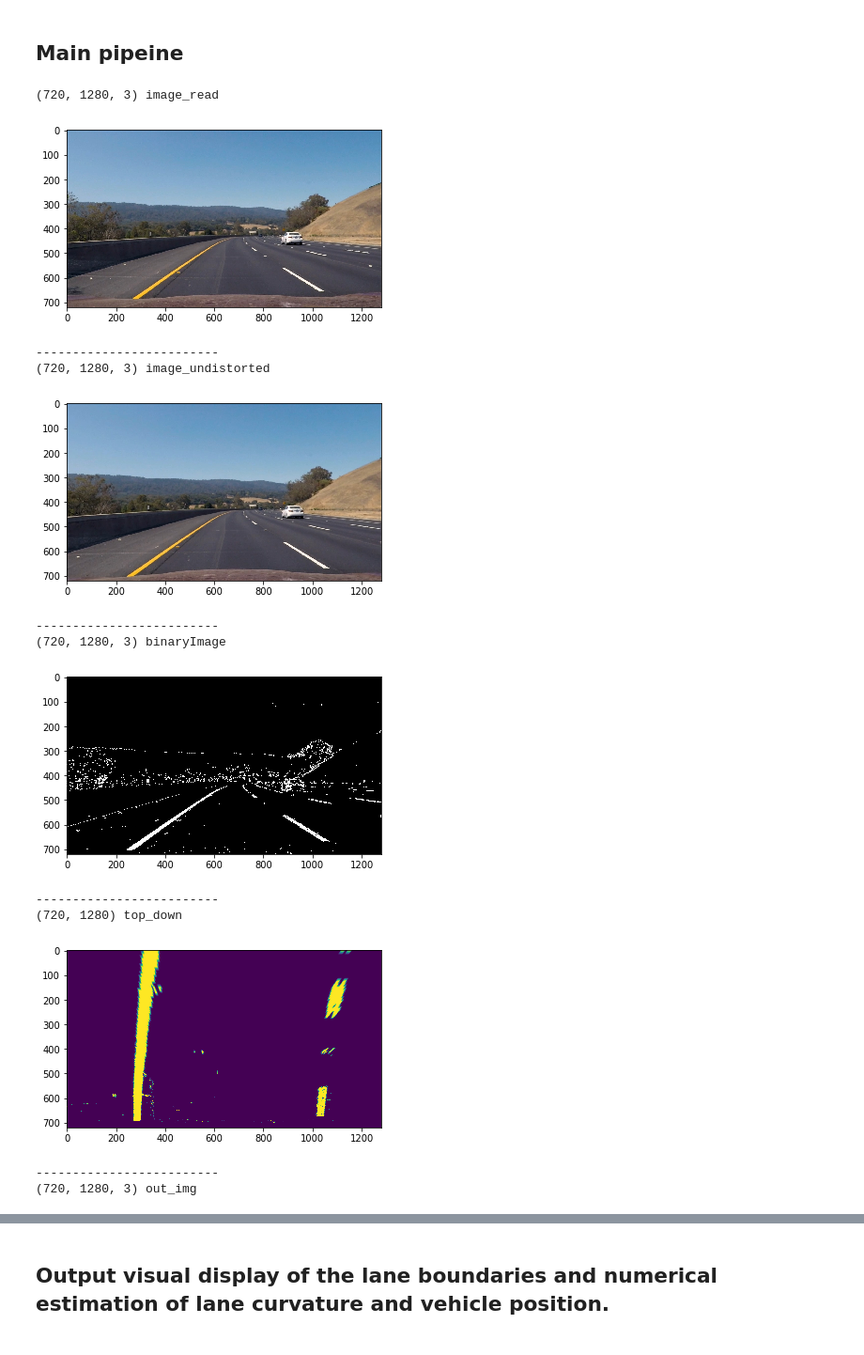
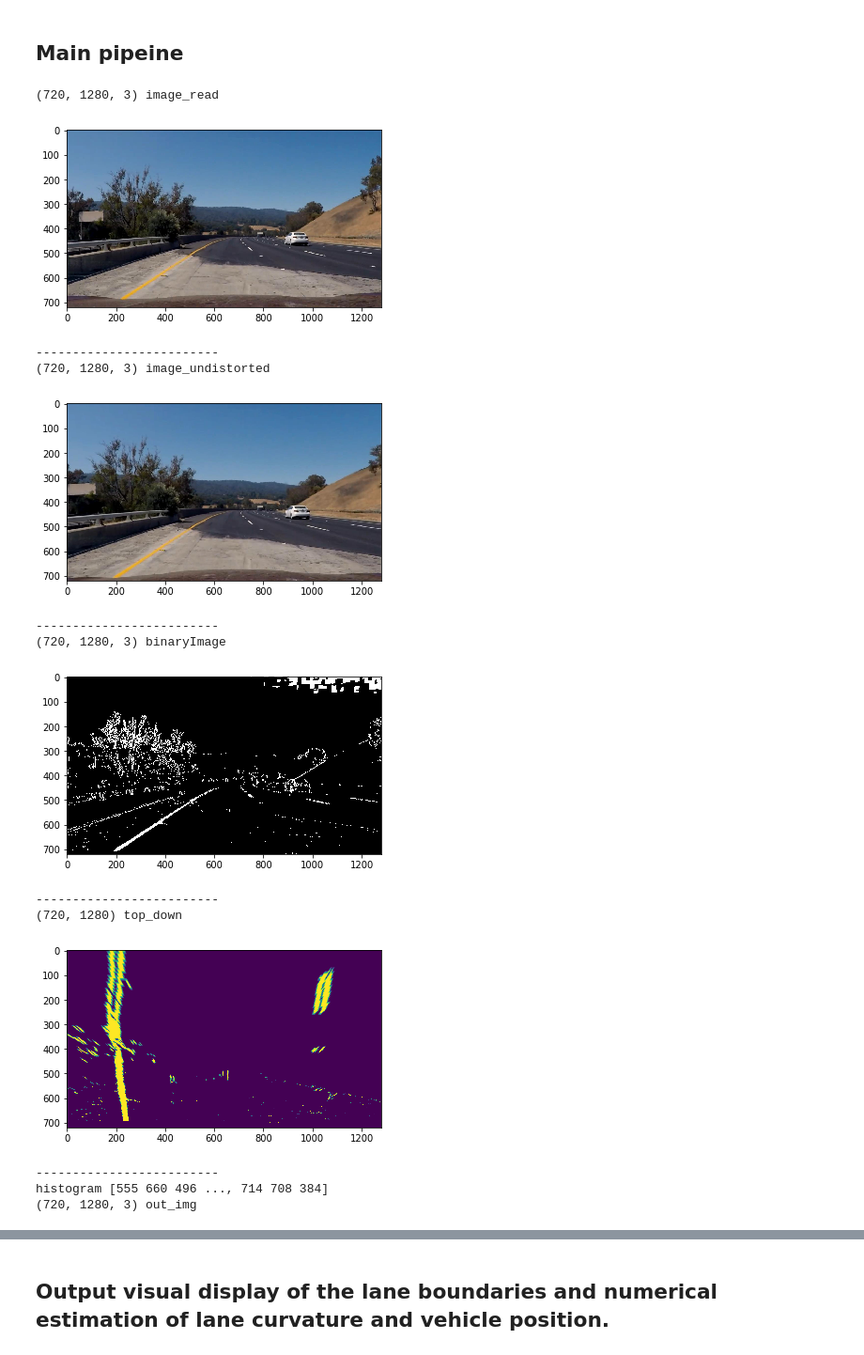
Before and after one commit to mahmoudkamelibrahim/Udacity, a Jupyter notebook: SelfDrivingCarND/Term1/CarND-Advanced-Lane-Lines-P4/P4.ipynb, the cells around one changed output, grey strips where cells are left out. Shown at 94% size. Drawn from its saved outputs; the diff is of its cells as text; code cells hidden in the pictures.

```diff
--- a/SelfDrivingCarND/Term1/CarND-Advanced-Lane-Lines-P4/P4.ipynb
+++ b/SelfDrivingCarND/Term1/CarND-Advanced-Lane-Lines-P4/P4.ipynb
@@ -313,8 +313,9 @@ def fit(top_down,histogram):
     # Find the peak of the left and right halves of the histogram
     # These will be the starting point for the left and right lines
     midpoint = np.int(histogram.shape[0]/2)
+    quarterpoint = np.int(histogram.shape[0]/4)
     leftx_base = np.argmax(histogram[:midpoint])
-    rightx_base = np.argmax(histogram[midpoint:]) + midpoint
+    rightx_base = np.argmax(histogram[midpoint+quarterpoint:]) + midpoint +quarterpoint
 #     print ("leftx_base,rightx_base",leftx_base,rightx_base)
     # Choose the number of sliding windows
     nwindows = 9
@@ -436,7 +437,7 @@ def compute_position(top_down,left_fitx,right_fitx,left_curverad,right_curverad,
 #     offset_right_from_center ,avg_radius=compute_position(top_down,left_fitx,left_curverad,right_curverad)
 print("done")
 
-image_input = mpimg.imread('test_images/straight_lines1.jpg')
+image_input = mpimg.imread('test_images/test6.jpg')
 image_undistorted= undistort(image_input)
 binaryImage,c = get_compined4(image_undistorted)
 top_down, perspective_M = unwarp4(binaryImage)
@@ -570,6 +575,7 @@ def pipeline(image_read):
 
 
     histogram = get_histogram(top_down)
+    print ("histogram",histogram)
     out_img ,left_fitx, right_fitx, ploty ,left_curverad,right_curverad,middle=fit(top_down,histogram)
     print (out_img.shape,"out_img")
     plt.imshow(out_img)
@@ -584,42 +590,43 @@ def pipeline(image_read):
     offset ,radius,a ,b,c,d,e=compute_position(top_down,left_fitx,right_fitx,left_curverad,right_curverad,middle)
     return final_output ,out_img,radius , offset
 
-image_read = mpimg.imread('test_images/test3.jpg')
+image_read = mpimg.imread('test_images/test13.jpg')
 final,out_img , radius , offset=pipeline(image_read)
 plt.imshow(out_img)
 display.display(plt.gcf())
 plt.imshow(final)
 display.display(plt.gcf())
 
 font                   = cv2.FONT_HERSHEY_SIMPLEX
 bottomLeftCornerOfText = (50,100)
 bottomLeftCornerOfText2 = (50,200)
 
 fontScale              = 1.5
 fontColor              = (0,255,0)
 lineType               = 4
 data=["radius of curvature=",radius]
 data2=["offset from center=",offset]
 
 cv2.putText(final,str(data), bottomLeftCornerOfText, font, fontScale,fontColor,lineType)
 cv2.putText(final,str(data2), bottomLeftCornerOfText2, font, fontScale,fontColor,lineType)
 
 plt.imshow(final)
 
 print (radius , offset)
 
 print("done")
 # %% [output]
 (720, 1280, 3) image_read
-[figure, old version]
+[figure, new version]
 -------------------------
 (720, 1280, 3) image_undistorted
-[figure, old version]
+[figure, new version]
 -------------------------
 (720, 1280, 3) binaryImage
-[figure, old version]
+[figure, new version]
 -------------------------
 (720, 1280) top_down
-[figure, old version]
+[figure, new version]
 -------------------------
+histogram [555 660 496 ..., 714 708 384]
 (720, 1280, 3) out_img
```
Also changed, not shown: parts of 4 cells of this notebook, 1 other file.
